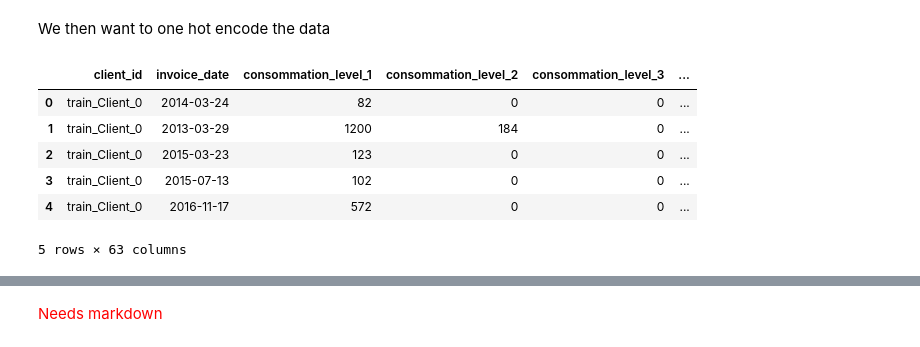
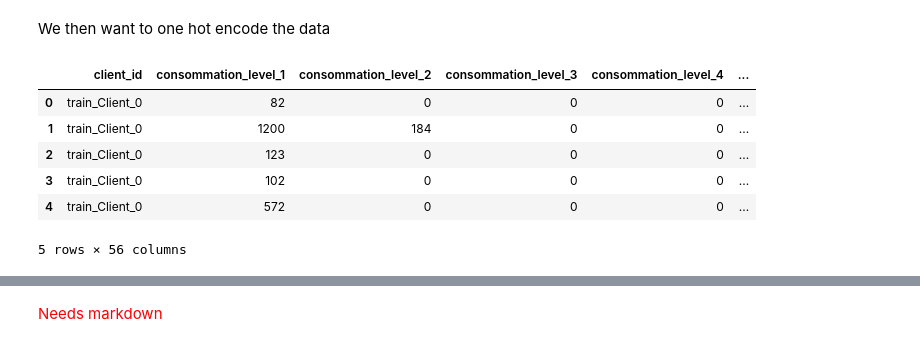
Before and after one commit to Werner101/Team_5_TPC, a Jupyter notebook: Team_5_FInal_1.ipynb, the cells around one changed output, grey strips where cells are left out. Drawn from its saved outputs; the diff is of its cells as text; code cells hidden in the pictures.

```diff
--- a/Team_5_FInal_1.ipynb
+++ b/Team_5_FInal_1.ipynb
@@ -36,8 +36,8 @@ sns.set()
 # %% [markdown]
 Loading the datasets into our file as a pandas dataframe
 # %%
-client_data = pd.read_csv('client_train.csv',low_memory = False)
-invoice_data = pd.read_csv('invoice_train.csv',low_memory = False)
+client_data = pd.read_csv('Data/client_train.csv',low_memory = False)
+invoice_data = pd.read_csv('Data/invoice_train.csv',low_memory = False)
 # %% [markdown]
 Taking a peek at the client dataset to see what kind of monster we are dealing with.
 # %%
@@ -109,0 +167,2 @@ invoice_data['index_dif'] = np.abs(invoice_data['new_index']-invoice_data['old_i
+# %%
+invoice_data.drop(invoice_data[invoice_data.months_number > 24].index,inplace=True)
@@ -111,18 +199,20 @@ invoice_data['index_dif'] = np.abs(invoice_data['new_index']-invoice_data['old_i
 We then want to one hot encode the data
 # %%
 #Drop columns not deemed neccesary
-reduced_invoice_data = invoice_data.drop(columns=['counter_code','counter_number','old_index','new_index'])
+reduced_invoice_data = invoice_data.drop(columns=['counter_code','counter_number','old_index','new_index','invoice_date'])
+
+reduced_client_data = client_data.drop(columns=['disrict','region','creation_date'])
 # %%
-#Hot encode the categorical variables
-cat_cols = ['tarif_type','counter_statue','reading_remarque','counter_coefficient','counter_type']
+#Hot encode the categorical variables for the invoice dataset
+cat_cols_invoice = ['tarif_type','counter_statue','reading_remarque','counter_coefficient','counter_type']
 
-X = pd.get_dummies(reduced_invoice_data,columns=cat_cols)
-X.head()
+invoice_cat = pd.get_dummies(reduced_invoice_data,columns=cat_cols_invoice)
+invoice_cat.head()
 # %% [output]
-|  | client_id | invoice_date | consommation_level_1 | consommation_level_2 | consommation_level_3 | ... |
-| 0 | train_Client_0 | 2014-03-24 | 82 | 0 | 0 | ... |
-| 1 | train_Client_0 | 2013-03-29 | 1200 | 184 | 0 | ... |
-| 2 | train_Client_0 | 2015-03-23 | 123 | 0 | 0 | ... |
-| 3 | train_Client_0 | 2015-07-13 | 102 | 0 | 0 | ... |
-| 4 | train_Client_0 | 2016-11-17 | 572 | 0 | 0 | ... |
+|  | client_id | consommation_level_1 | consommation_level_2 | consommation_level_3 | consommation_level_4 | ... |
+| 0 | train_Client_0 | 82 | 0 | 0 | 0 | ... |
+| 1 | train_Client_0 | 1200 | 184 | 0 | 0 | ... |
+| 2 | train_Client_0 | 123 | 0 | 0 | 0 | ... |
+| 3 | train_Client_0 | 102 | 0 | 0 | 0 | ... |
+| 4 | train_Client_0 | 572 | 0 | 0 | 0 | ... |
-5 rows × 63 columns
+5 rows × 56 columns
```
Also changed, not shown: parts of 23 cells of this notebook.
